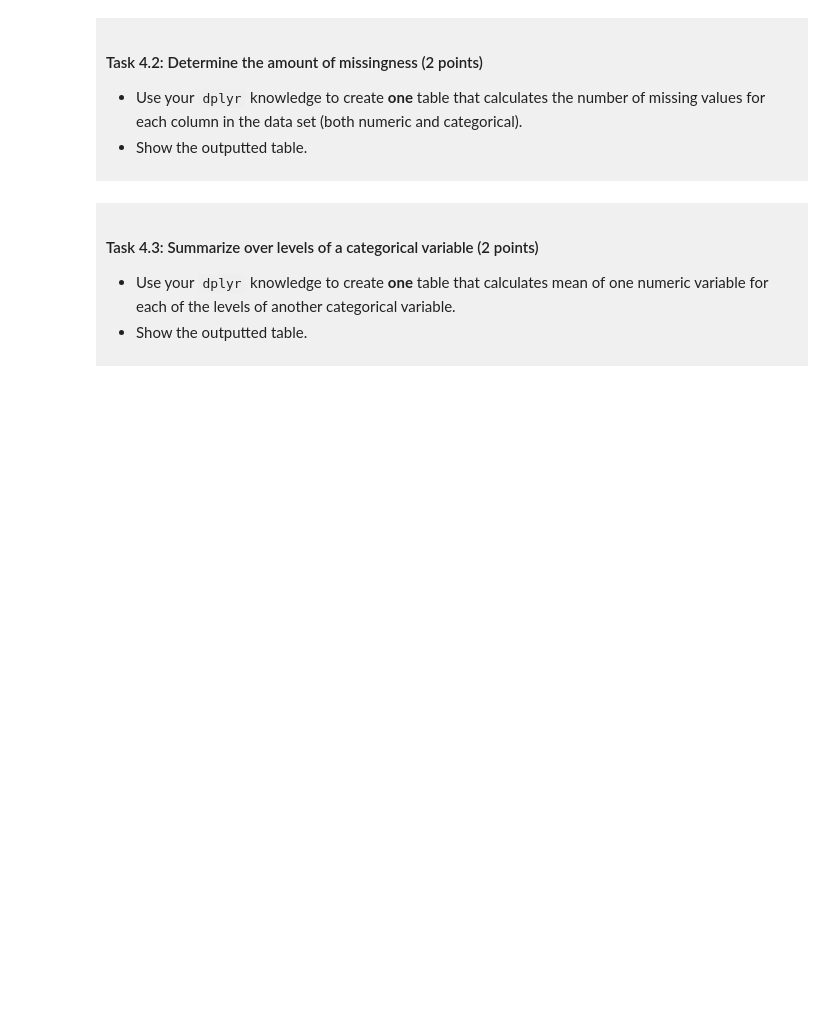
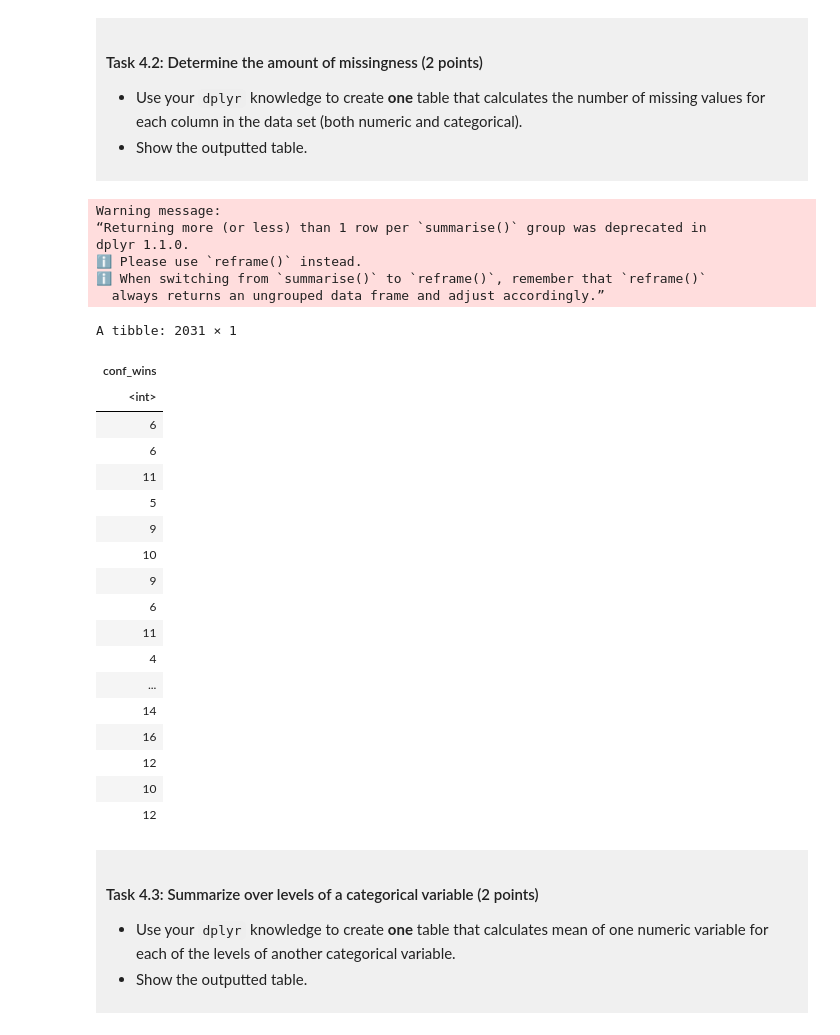
Before and after one commit to Jenimaja/dsci-100-project-sasha-biesanz, a Jupyter notebook: dsci-100-project-notebook.ipynb, the cells around one changed output. Cells and saved outputs as stored; diff of their text form; code cells hidden in the pictures; blank space fills up the shorter version.

Commit message:
Figure how how to summarise for what I want

```diff
--- a/dsci-100-project-notebook.ipynb
+++ b/dsci-100-project-notebook.ipynb
@@ -284,7 +311,35 @@ You will refine your research question (if needed) and produce a tidy data set.
 - Show the outputted table.
 </div>
 # %%
-### EDIT THIS CODE CELL ###
+abc <- basketball_clean |>
+    summarise(conf_wins)
+abc
+# %% [output]
+Warning message:
+“Returning more (or less) than 1 row per `summarise()` group was deprecated in
+dplyr 1.1.0.
+ℹ Please use `reframe()` instead.
+ℹ When switching from `summarise()` to `reframe()`, remember that `reframe()`
+  always returns an ungrouped data frame and adjust accordingly.”
+A tibble: 2031 × 1
+| conf_wins |
+| <int> |
+| 6 |
+| 6 |
+| 11 |
+| 5 |
+| 9 |
+| 10 |
+| 9 |
+| 6 |
+| 11 |
+| 4 |
+| ... |
+| 14 |
+| 16 |
+| 12 |
+| 10 |
+| 12 |
 # %% [markdown]
 <div style="background-color: #f0f0f0; padding: 10px;">
 
```
Also changed, not shown: parts of 2 cells of this notebook.
